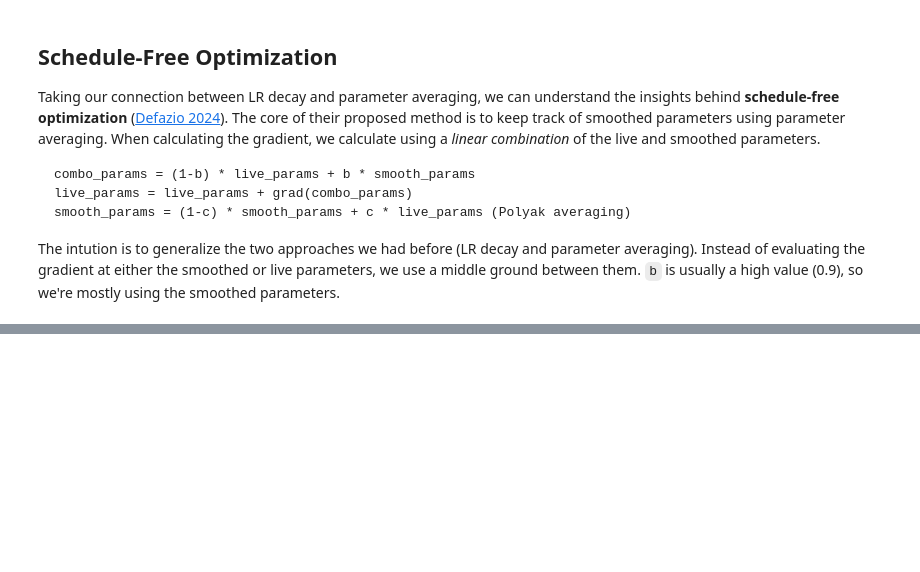
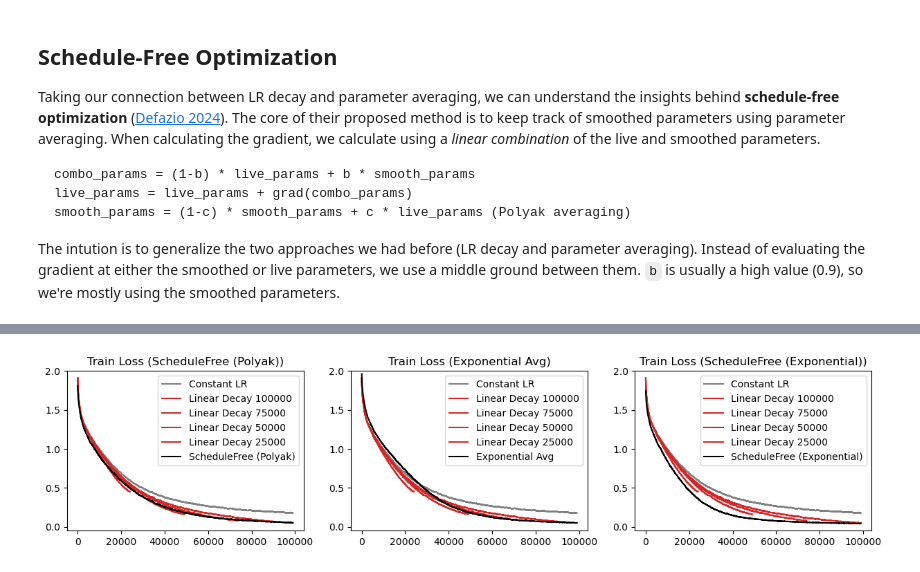
Before and after one commit to kvfrans/notes, a Jupyter notebook: 7-notes/learning-rate-schedules.ipynb, the cells around one changed output, grey strips where cells are left out. Saved outputs shown, nothing was run; the diff lists cells and outputs as text; code cells hidden in the pictures; blank space fills up the shorter version.

```diff
--- a/7-notes/learning-rate-schedules.ipynb
+++ b/7-notes/learning-rate-schedules.ipynb
@@ -280,0 +312,16 @@ plot_losses([schedulefree_polyak_loss, schedulefree_exponential_loss],
+# %%
+default_colors = plt.rcParams['axes.prop_cycle'].by_key()['color']
+fig, axs = plt.subplots(1, 3, figsize=(15, 3))
+for j, (compare_loss, compare_label) in enumerate(zip([sfree_polyak_loss, exponential_loss, sfree_exponential_loss],
+                                ['ScheduleFree (Polyak)', 'Exponential Avg', 'ScheduleFree (Exponential)'])):
+    for i, (loss, label) in enumerate(zip([constant_loss] + linear_losses + [compare_loss]
+                                          , ['Constant LR'] + [f'Linear Decay {d}' for d in [100_000, 75_000, 50_000, 25000]] + [compare_label])):
+        loss = np.convolve(loss, np.ones(1000), 'valid') / 1000
+        colors=['grey'] + [default_colors[3] for i in range(4)] + ['black']
+        axs[j].plot(loss, label=label, color=colors[i])
+    axs[j].legend()
+    axs[j].set_ylim(-0.05, 2)
+    axs[j].set_title(f'Train Loss ({compare_label})')
+plt.show()
+# %% [output]
+[figure, added]
```
Also changed, not shown: parts of 24 cells of this notebook, 1 other file.
